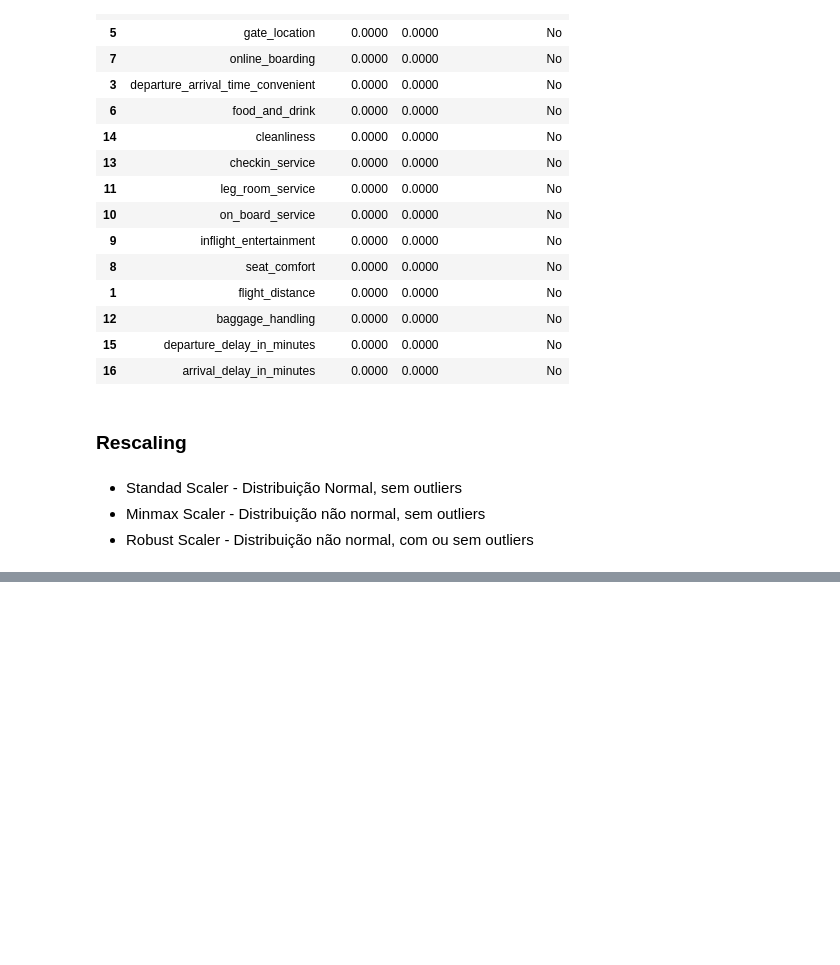
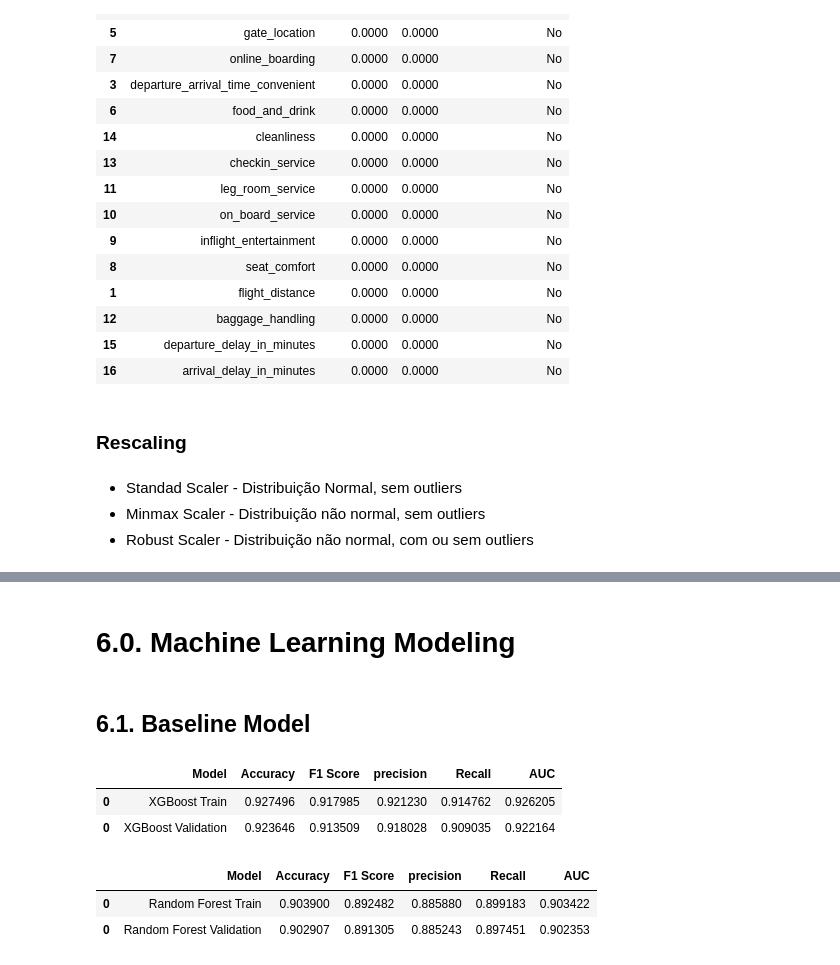
Before and after one commit to Data-Projects1/airline_satisfaction, a Jupyter notebook: analise_satisf.ipynb, the cells around one changed output, grey strips where cells are left out. Saved outputs shown, nothing was run; the diff lists cells and outputs as text; code cells hidden in the pictures; blank space fills up the shorter version.

Commit message:
Starting Machine Learning Modeling

```diff
--- a/analise_satisf.ipynb
+++ b/analise_satisf.ipynb
@@ -579,0 +612,4 @@ arrival_delay_in_minutes           0.000000  0.0  0.000000  0.0
+# %% [markdown]
+# 6.0. Machine Learning Modeling
+# %% [markdown]
+## 6.1. Baseline Model
@@ -579,0 +621,72 @@ arrival_delay_in_minutes           0.000000  0.0  0.000000  0.0
+# %%
+# Função modelo Baseline
+def ml_metrics(model_name, y_true, y_prob, threshold =0.5):
+    y_pred = [ 1 if x > threshold else 0 for x in y_prob ]
+    acc = mt.accuracy_score( y_true, y_pred )
+    f1 = mt.f1_score( y_true, y_pred, zero_division=0 )
+    prec = mt.precision_score( y_true, y_pred, zero_division=0 )
+    rec = mt.recall_score(y_true, y_pred, zero_division=0)
+    auc = mt.roc_auc_score(y_true, y_pred)
+
+    return pd.DataFrame({
+        'Model': model_name,
+        'Accuracy': acc,
+        'F1 Score': f1,
+        'precision': prec,
+        'Recall': rec,
+        'AUC': auc
+    }, index=[0])
+# %%
+# definition
+ratio = float( np.sum( y==0 ) ) / np.sum( y == 1 )
+xgb_model = XGBClassifier(
+    n_estimators = 100,
+    scale_pos_weight = ratio,
+    random_state=42,
+    n_jobs=-1
+)
+
+# training
+xgb_model.fit(X_train, y_train)
+
+# prediction
+yhat_xgb_train = xgb_model.predict_proba(X_train)[:, 1]
+yhat_xgb_val = xgb_model.predict_proba(X_val)[:, 1]
+
+# performance
+xgb_train = ml_metrics('XGBoost Train', y_train, yhat_xgb_train)
+xgb_val = ml_metrics('XGBoost Validation', y_val, yhat_xgb_val)
+
+xgb = pd.concat([xgb_train, xgb_val])
+xgb
+# %% [output]
+|  | Model | Accuracy | F1 Score | precision | Recall | AUC |
+| 0 | XGBoost Train | 0.927496 | 0.917985 | 0.921230 | 0.914762 | 0.926205 |
+| 0 | XGBoost Validation | 0.923646 | 0.913509 | 0.918028 | 0.909035 | 0.922164 |
+# %%
+# definition
+rf_model = en.RandomForestClassifier(
+    n_estimators=100,
+    class_weight='balanced',
+    max_depth=5,
+    random_state=42,
+    n_jobs=-1
+    )
+
+# treinamento
+rf_model.fit(X_train, y_train)
+
+# previsão
+yhat_rf_train = rf_model.predict_proba(X_train)[:, 1]
+yhat_rf_val = rf_model.predict_proba(X_val)[:, 1]
+
+# performance
+rf_train = ml_metrics('Random Forest Train', y_train, yhat_rf_train)
+rf_val = ml_metrics('Random Forest Validation', y_val, yhat_rf_val)
+
+rf = pd.concat([rf_train, rf_val])
+rf
+# %% [output]
+|  | Model | Accuracy | F1 Score | precision | Recall | AUC |
+| 0 | Random Forest Train | 0.903900 | 0.892482 | 0.885880 | 0.899183 | 0.903422 |
+| 0 | Random Forest Validation | 0.902907 | 0.891305 | 0.885243 | 0.897451 | 0.902353 |
```
Also changed, not shown: parts of 11 cells of this notebook.
